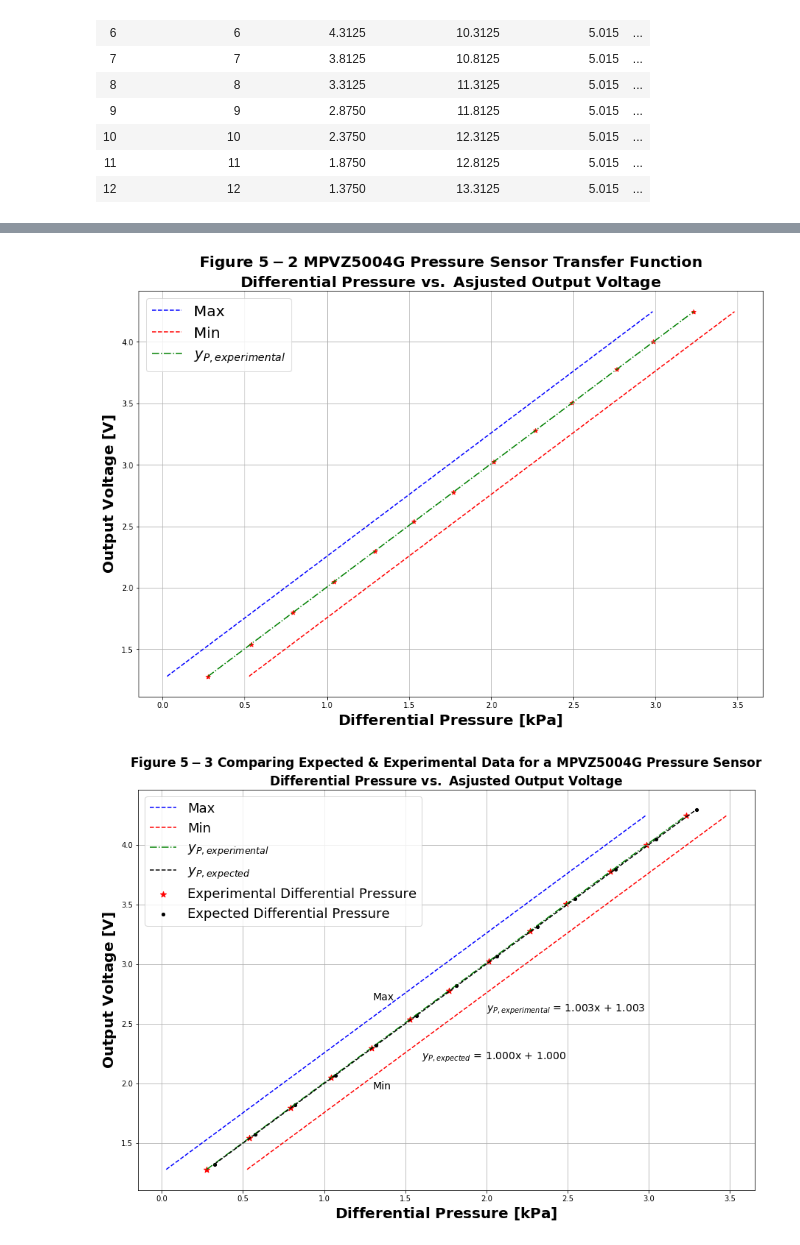
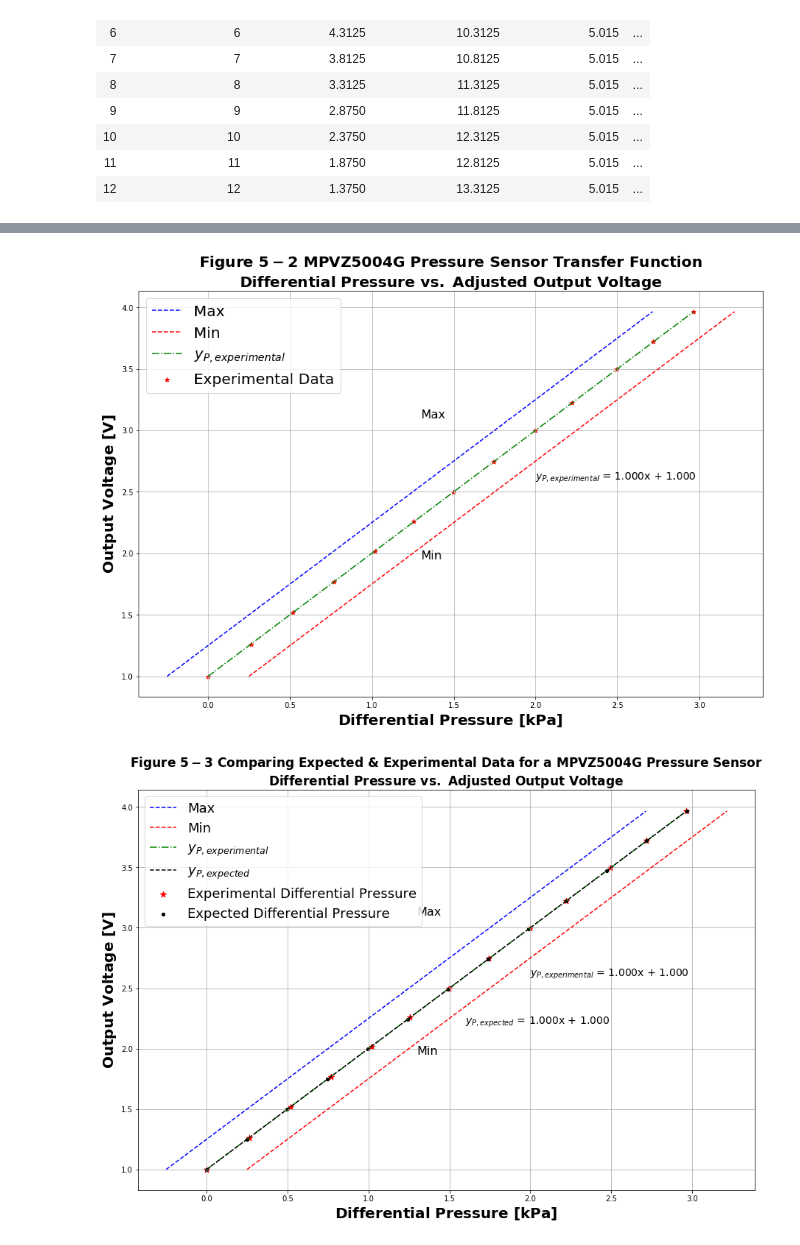
Before and after one commit to Juniper82/PSU_ME_Stuff, a Jupyter notebook: ME345W/Lab11/Lab11.ipynb, the cells around one changed output, grey strips where cells are left out. Saved outputs shown, nothing was run; the diff lists cells and outputs as text; code cells hidden in the pictures.

```diff
--- a/ME345W/Lab11/Lab11.ipynb
+++ b/ME345W/Lab11/Lab11.ipynb
@@ -31,24 +49,17 @@ for SV,OV,i in zip(data.loc[::,'supV'],data.loc[::,'outV'],range(len(data))):
 # %%
 #V out = V S *[(0.2*P) + 0.2] ± 6.25% V FSS
 P = np.arange(0,3.5,.25)
-m = 1
-b = 1
-y = m*P+1
+
 rho = 62.4 + (62.1-62.4)*(70-32)/(90-32)
-for SV,OV,i in zip(data.loc[::,'supV'],data.loc[::,'Vout_adj'],range(len(data))):
-    data.loc[i,'dP-'] = (((OV+.0625*4.)/(SV)) - 0.2)/0.2
-    data.loc[i,'dP+'] = (((OV-.0625*4.)/(SV)) - 0.2)/0.2
-    data.loc[i,'dP']  = (OV/SV - 0.2)/0.2
-    #data.loc[i,'P'] = (data.loc[i,'P-']+data.loc[i,'P+'])/2
-    #data.loc[i,'Expected_P-'] = 101.32 + data.loc[i,'height']*101.32/407.513
-    #data.loc[i,'Expected_P+'] = 101.32 + data.loc[i,'height']*101.32/407.513
-    #data.loc[i,'Expected_VO'] =  5.0 *((0.2*data.loc[i,'dP']) + 0.2)
-    data.loc[i,'dPexpected'] = 101.325/407.513*data.loc[i,'height'] + .325
+for OV,i in zip(data.loc[::,'Vout_adj_dP'],range(len(data))):
+    data.loc[i,'dP-'] = (((OV+.0625*4.)/(5.)) - 0.2)/0.2
+    data.loc[i,'dP+'] = (((OV-.0625*4.)/(5.)) - 0.2)/0.2
+    data.loc[i,'dP']  = (OV/5. - 0.2)/0.2
+
+    data.loc[i,'dPexpected'] = 101.325/407.513*data.loc[i,'height']
     data.loc[i,'ExpectedVO'] = 5*((.2*data.loc[i,'dPexpected'])+.2)
-    #data.loc[i,"dPexpected"] = (rho*32.2 * data.loc[i,'height'])/12**3#*101.325/407.513+.325
-    #data.loc[i,'Expected_OV+'] = 5*((0.2*data.loc[i,'P'])+0.2)+.0625*4.
-    #data.loc[i,'Expected_OV-'] = 5*((0.2*data.loc[i,'P'])+0.2)-.0625*4.
-    #data.loc[i,'Expected_OV'] = 5*((0.2*data.loc[i,'P'])+0.2)
-data.to_excel('analysisLab11.xlsx')
+
+    data.loc[i,'dPadj'] = data.loc[i,'dP']-data.dP[0]
+#data.to_excel('analysisLab11.xlsx')
 data
 # %% [output]
@@ -92,47 +103,51 @@ fig1.savefig('Figure_5-1.png')
 # %%
 fig2,ax = plt.subplots(figsize = [15,10])
-ax.plot(data.loc[::,'dP+'],data.Vout_adj,linestyle='--',c='blue')
-ax.plot(data.loc[::,'dP-'],data.Vout_adj,linestyle='--',c='red')
+ax.plot(data.loc[::,'dP+'],data.Vout_adj_dP,linestyle='--',c='blue')
+ax.plot(data.loc[::,'dP-'],data.Vout_adj_dP,linestyle='--',c='red')
 
-ax.scatter(data.loc[::,'dP'],data.Vout_adj,marker = '*',color = 'red')
+ax.scatter(data.loc[::,'dP'],data.Vout_adj_dP,marker = '*',color = 'red')
 ax.set_xlabel(r'$\bf Differential \ Pressure \ [kPa]$',fontsize = 20)
-ax.set_title(r'$\bf Figure \ 5-2 \ MPVZ5004G \ Pressure \ Sensor \ Transfer \ Function$'+'\n'+r'$\bf Differential \ Pressure \ vs. \ Asjusted \ Output \ Voltage$ ',fontsize = 20)
+ax.set_title(r'$\bf Figure \ 5-2 \ MPVZ5004G \ Pressure \ Sensor \ Transfer \ Function$'+'\n'+r'$\bf Differential \ Pressure \ vs. \ Adjusted \ Output \ Voltage$ ',fontsize = 20)
 ax.set_ylabel(r'$\bf Output \ Voltage \ [V]$',fontsize = 20)
-p2 = np.polyfit(data.loc[::,'dP'],data.Vout_adj,1)
+p2 = np.polyfit(data.loc[::,'dP'],data.Vout_adj_dP,1)
+#ax.set_yticks([1.0,1.5,2.,2.5,3.,3.5,4.])
 fit2 = np.polyval(p2,data.loc[::,'dP'])
 ax.plot(data.loc[::,'dP'],fit2,linestyle='-.',c='green')
 txt = '$y_{P,experimental}$ = %.3fx'%p2[0]+' + %.3f'%p2[1]
-#ax.text(2,2.6,txt,fontsize = 14)
-#ax.text(1.3,1.95,'Min',fontsize = 14)
-#ax.text(1.3,2.7,'Max',fontsize = 14)
-
-ax.legend(['Max','Min','$y_{P,experimental}$'],fontsize = 20)
+ax.text(2,2.6,txt,fontsize = 14)
+ax.text(1.3,1.95,'Min',fontsize = 16)
+ax.text(1.3,3.1,'Max',fontsize = 16)
+#ax.scatter(data.dPadj,data.Vout_adj-.28016)
+ax.legend(['Max','Min','$y_{P,experimental}$','Experimental Data','Adjusted Experimental Data'],fontsize = 20)
 plt.show()
 fig2.savefig('Figure_5-2.png')
 # %% [output]
-[figure, old version]
+[figure, new version]
 # %%
 fig3,ax = plt.subplots(figsize = [15,10])
-ax.plot(data.loc[::,'dP+'],data.Vout_adj,linestyle='--',c='blue')
-ax.plot(data.loc[::,'dP-'],data.Vout_adj,linestyle='--',c='red')
+ax.plot(data.loc[::,'dP+'],data.Vout_adj_dP,linestyle='--',c='blue')
+ax.plot(data.loc[::,'dP-'],data.Vout_adj_dP,linestyle='--',c='red')
 
-ax.scatter(data.loc[::,'dP'],data.Vout_adj,marker = '*',color = 'red',s = 70)
+ax.scatter(data.loc[::,'dP'],data.Vout_adj_dP,marker = '*',color = 'red',s = 70)
 ax.set_xlabel(r'$\bf Differential \ Pressure \ [kPa]$',fontsize = 20)
-ax.set_title(r'$\bf Figure \ 5-3 \ Comparing \ Expected  \ & \ Experimental \ Data \ for \ a \  MPVZ5004G \ Pressure \ Sensor$'+'\n'+r'$\bf Differential \ Pressure \ vs. \ Asjusted \ Output \ Voltage$ ',fontsize = 17)
+ax.set_title(r'$\bf Figure \ 5-3 \ Comparing \ Expected  \ & \ Experimental \ Data \ for \ a \  MPVZ5004G \ Pressure \ Sensor$'+'\n'+r'$\bf Differential \ Pressure \ vs. \ Adjusted \ Output \ Voltage$ ',fontsize = 17)
 ax.set_ylabel(r'$\bf Output \ Voltage \ [V]$',fontsize = 20)
-p2 = np.polyfit(data.loc[::,'dP'],data.Vout_adj,1)
+p2 = np.polyfit(data.loc[::,'dP'],data.Vout_adj_dP,1)
 fit2 = np.polyval(p2,data.loc[::,'dP'])
 ax.plot(data.loc[::,'dP'],fit2,linestyle='-.',c='green')
 txt = '$y_{P,experimental}$ = %.3fx'%p2[0]+' + %.3f'%p2[1]
 ax.text(2,2.6,txt,fontsize = 14)
-ax.text(1.3,1.95,'Min',fontsize = 14)
-ax.text(1.3,2.7,'Max',fontsize = 14)
+ax.text(1.3,1.95,'Min',fontsize = 16)
+ax.text(1.3,3.1,'Max',fontsize = 16)
 ax.plot(data.dPexpected,fit1,color = 'black',linestyle ='--')
+#ax.scatter(data.dPadj,data.Vout_adj)
+#ax.scatter(data.dPadj,data.Vout_adj-.28016)
+
 ax.scatter(data.dPexpected,data.ExpectedVO,c = 'black',marker = '.',s = 70)
 txt = r'$y_{P,expected}$ = %.3fx'%p1[0]+' + %.3f'%p1[1]
 ax.text(1.6,2.2,txt,fontsize = 14)
 ax.legend(['Max','Min','$y_{P,experimental}$','$y_{P,expected}$','Experimental Differential Pressure','Expected Differential Pressure'],fontsize = 18)
 plt.show()
 fig3.savefig('Figure_5-3.png')
 # %% [output]
-[figure, old version]
+[figure, new version]
```
Also changed, not shown: parts of 3 cells of this notebook, 11 other files.
